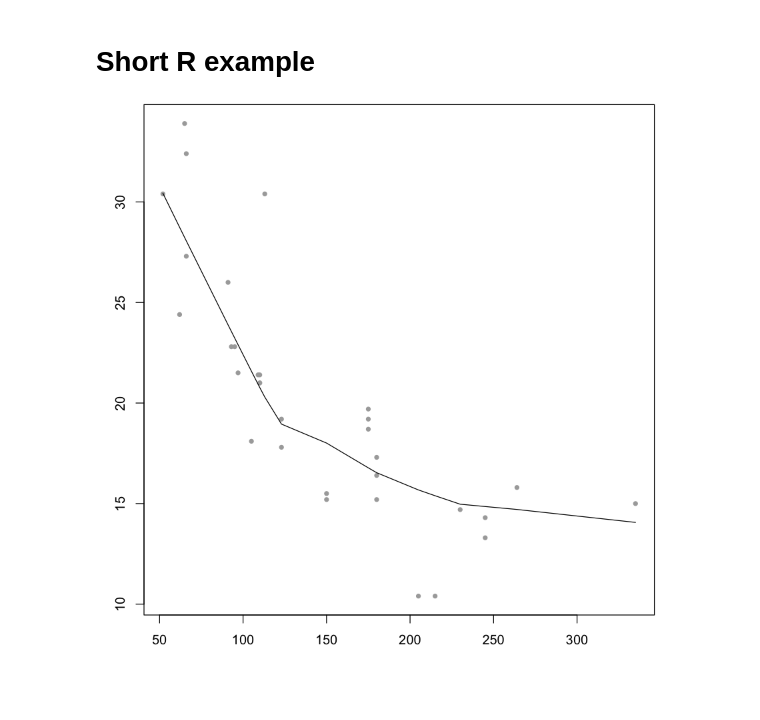
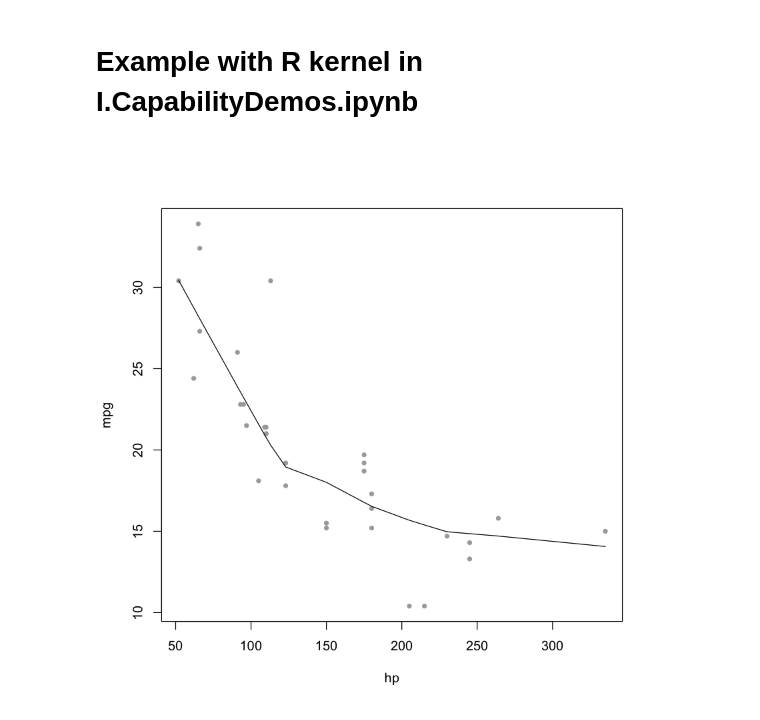
Before and after one commit to chritter/Talks, a Jupyter notebook: VicPiMakers/RNotebook.ipynb, the cells around one changed output. Drawn from its saved outputs; the diff is of its cells as text; code cells hidden in the pictures; blank space fills up the shorter version.

```diff
--- a/VicPiMakers/RNotebook.ipynb
+++ b/VicPiMakers/RNotebook.ipynb
@@ -1,2 +1,2 @@
-# %% [markdown]
-# Short R example
+# %% [markdown]
+# Example with R kernel in I.CapabilityDemos.ipynb
@@ -3,8 +5,5 @@
 # %%
-par(mar = c(3, 3, .1, .1))
-with(mtcars, {
 plot(mpg~hp, pch=20, col='darkgray')
 lines(lowess(hp, mpg))
-})
 # %% [output]
-[figure, old version]
+[figure, new version]
```
Also changed, not shown: parts of 1 cell of this notebook, 10 other files.
